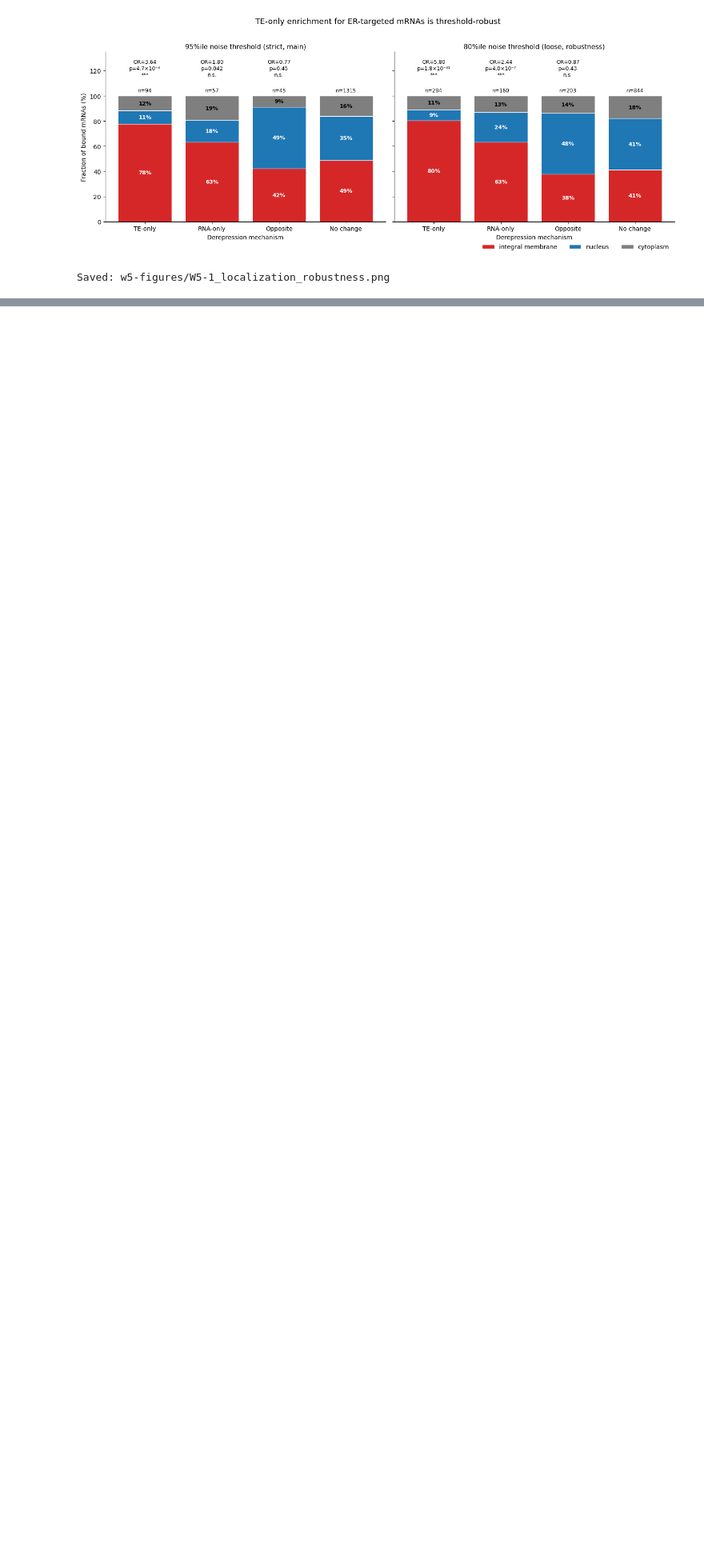
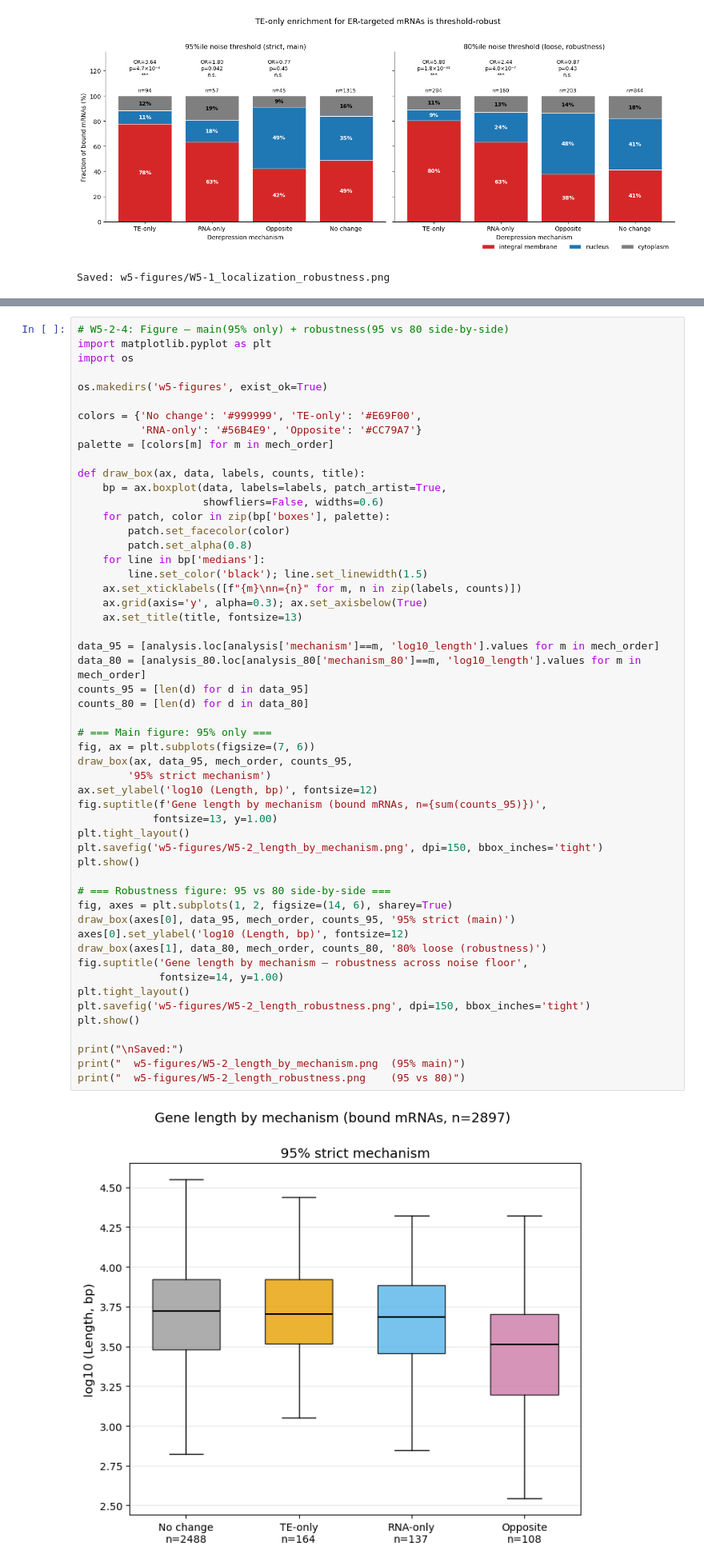
Before and after one commit to jungminlee-SNU1105/bioinfo-assignment-1, a Jupyter notebook: project_analysis.ipynb, the cells around one changed output, grey strips where cells are left out. Shown at 80% size. Cells and saved outputs as stored; diff of their text form; blank space fills up the shorter version.

Commit message:
Week 5: W5-2 gene length by mechanism (Kruskal-Wallis + Mann-Whitney)

```diff
--- a/project_analysis.ipynb
+++ b/project_analysis.ipynb
@@ -783,0 +951,55 @@ Saved: w5-figures/W5-1_localization_robustness.png
+# %%
+# W5-2-4: Figure — main(95% only) + robustness(95 vs 80 side-by-side)
+import matplotlib.pyplot as plt
+import os
+
+os.makedirs('w5-figures', exist_ok=True)
+
+colors = {'No change': '#999999', 'TE-only': '#E69F00',
+          'RNA-only': '#56B4E9', 'Opposite': '#CC79A7'}
+palette = [colors[m] for m in mech_order]
+
+def draw_box(ax, data, labels, counts, title):
+    bp = ax.boxplot(data, labels=labels, patch_artist=True,
+                    showfliers=False, widths=0.6)
+    for patch, color in zip(bp['boxes'], palette):
+        patch.set_facecolor(color)
+        patch.set_alpha(0.8)
+    for line in bp['medians']:
+        line.set_color('black'); line.set_linewidth(1.5)
+    ax.set_xticklabels([f"{m}\nn={n}" for m, n in zip(labels, counts)])
+    ax.grid(axis='y', alpha=0.3); ax.set_axisbelow(True)
+    ax.set_title(title, fontsize=13)
+
+data_95 = [analysis.loc[analysis['mechanism']==m, 'log10_length'].values for m in mech_order]
+data_80 = [analysis_80.loc[analysis_80['mechanism_80']==m, 'log10_length'].values for m in mech_order]
+counts_95 = [len(d) for d in data_95]
+counts_80 = [len(d) for d in data_80]
+
+# === Main figure: 95% only ===
+fig, ax = plt.subplots(figsize=(7, 6))
+draw_box(ax, data_95, mech_order, counts_95,
+        '95% strict mechanism')
+ax.set_ylabel('log10 (Length, bp)', fontsize=12)
+fig.suptitle(f'Gene length by mechanism (bound mRNAs, n={sum(counts_95)})',
+            fontsize=13, y=1.00)
+plt.tight_layout()
+plt.savefig('w5-figures/W5-2_length_by_mechanism.png', dpi=150, bbox_inches='tight')
+plt.show()
+
+# === Robustness figure: 95 vs 80 side-by-side ===
+fig, axes = plt.subplots(1, 2, figsize=(14, 6), sharey=True)
+draw_box(axes[0], data_95, mech_order, counts_95, '95% strict (main)')
+axes[0].set_ylabel('log10 (Length, bp)', fontsize=12)
+draw_box(axes[1], data_80, mech_order, counts_80, '80% loose (robustness)')
+fig.suptitle('Gene length by mechanism — robustness across noise floor',
+             fontsize=14, y=1.00)
+plt.tight_layout()
+plt.savefig('w5-figures/W5-2_length_robustness.png', dpi=150, bbox_inches='tight')
+plt.show()
+
+print("\nSaved:")
+print("  w5-figures/W5-2_length_by_mechanism.png  (95% main)")
+print("  w5-figures/W5-2_length_robustness.png    (95 vs 80)")
+# %% [output]
+[figure, added]
```
Also changed, not shown: parts of 5 cells of this notebook, 2 other files.
